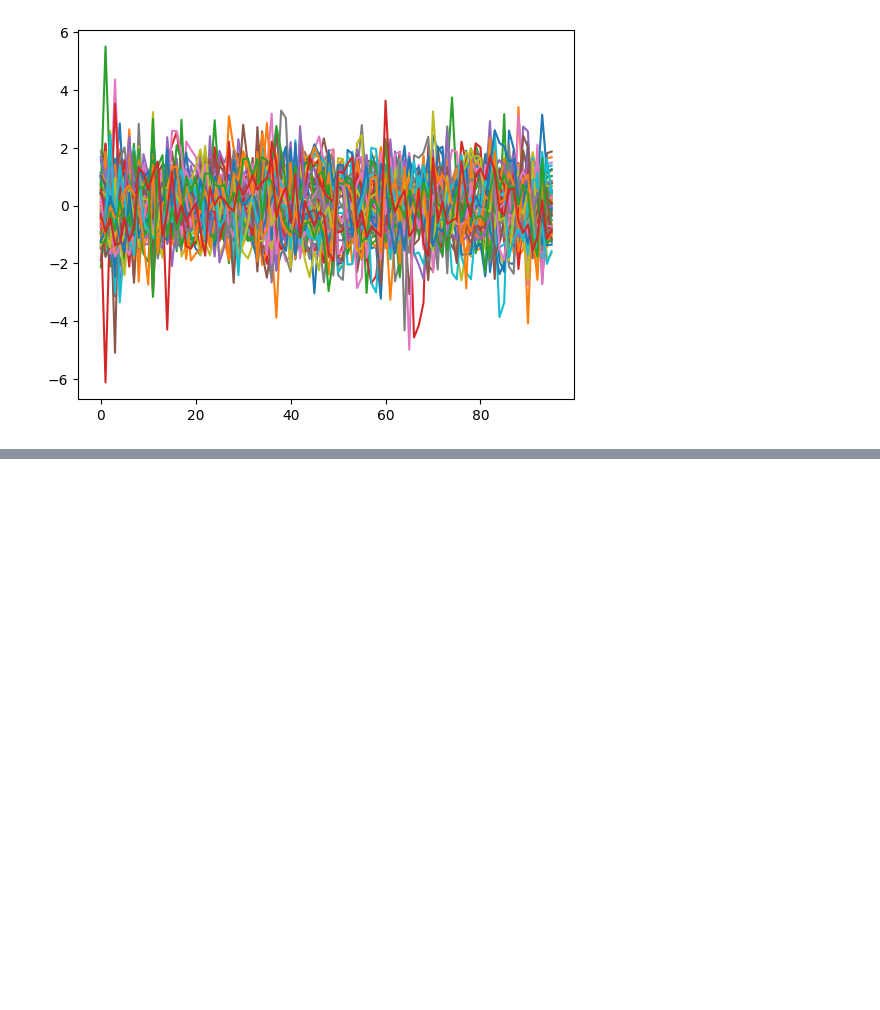
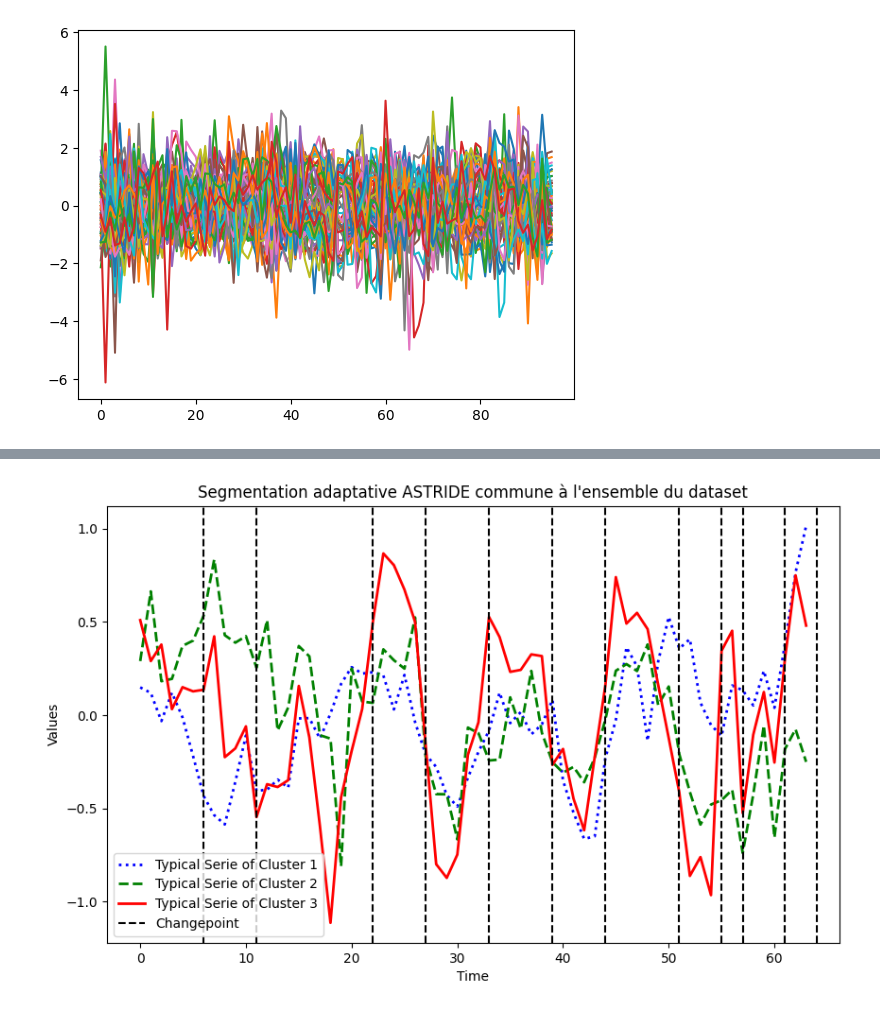
Before and after one commit to QMoayedpour/BayesianProject, a Jupyter notebook: main_notebook.ipynb, the cells around one changed output, grey strips where cells are left out. Saved outputs shown, nothing was run; the diff lists cells and outputs as text; code cells hidden in the pictures; blank space fills up the shorter version.

```diff
--- a/main_notebook.ipynb
+++ b/main_notebook.ipynb
@@ -72,0 +54,20 @@ plt.show()
+# %%
+astride = ASTRIDE_transf(np.array(dataset[labels==2].reshape((dataset[labels==2].shape[:2]))), 12, 5, [])
+astride.mts_bkps_
+
+plt.figure(figsize=(10, 6))
+
+plt.plot(typical_TS0.ravel(), label="Typical Serie of Cluster 1", color="blue", linestyle=":", linewidth=2)
+plt.plot(typical_TS1.ravel(), label="Typical Serie of Cluster 2", color="green", linestyle="--", linewidth=2)
+plt.plot(typical_TS2.ravel(), label="Typical Serie of Cluster 3", color="red", linestyle="-", linewidth=2)
+
+for cp in astride.mts_bkps_:
+    plt.axvline(x=cp, color='black', linestyle='--', label='Changepoint' if 'Changepoint' not in plt.gca().get_legend_handles_labels()[1] else "")
+
+plt.legend()
+plt.title("Segmentation adaptative ASTRIDE commune à l'ensemble du dataset")
+plt.xlabel("Time")
+plt.ylabel("Values")
+plt.show()
+# %% [output]
+[figure, added]
```
Also changed, not shown: parts of 6 cells of this notebook.
